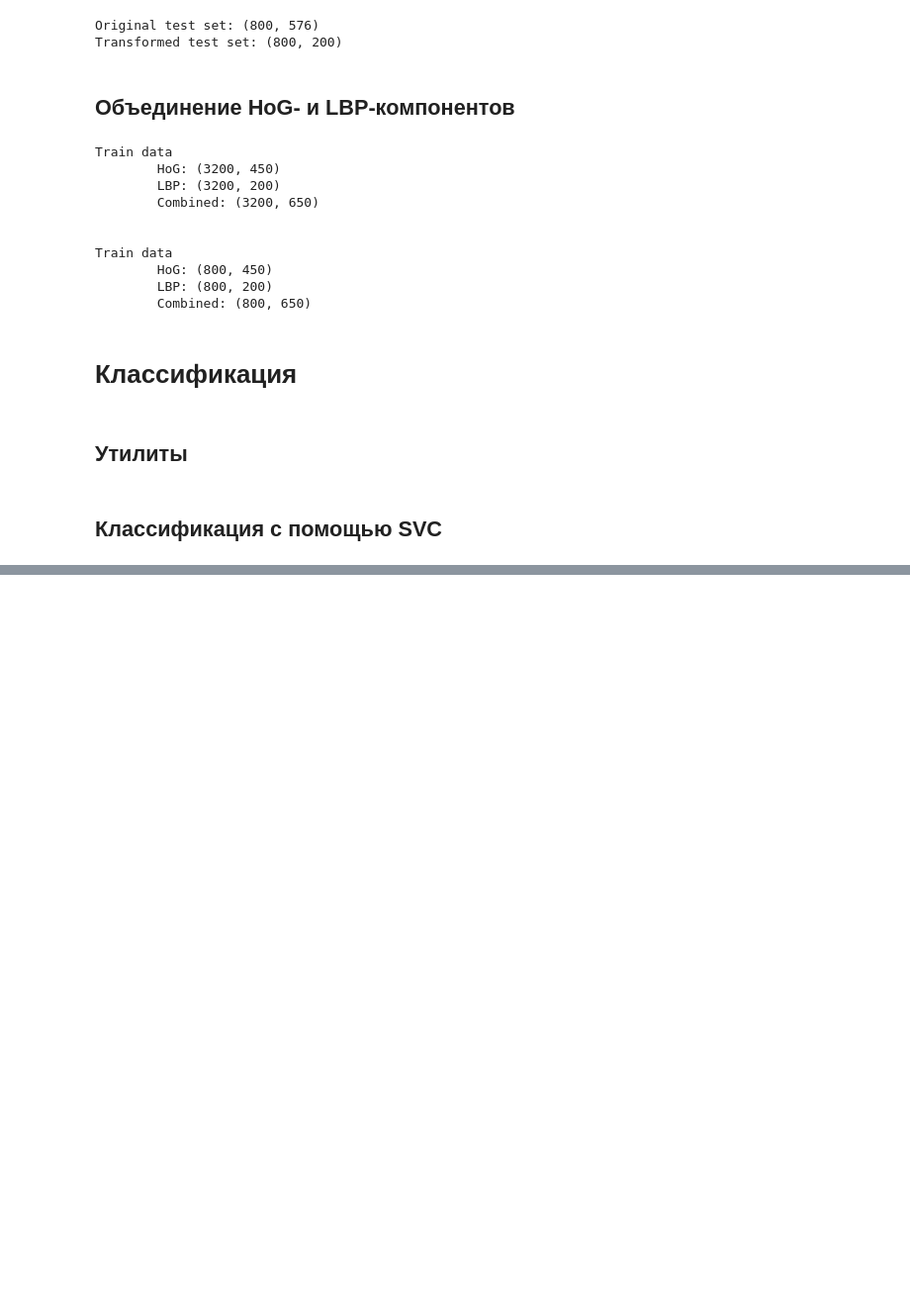
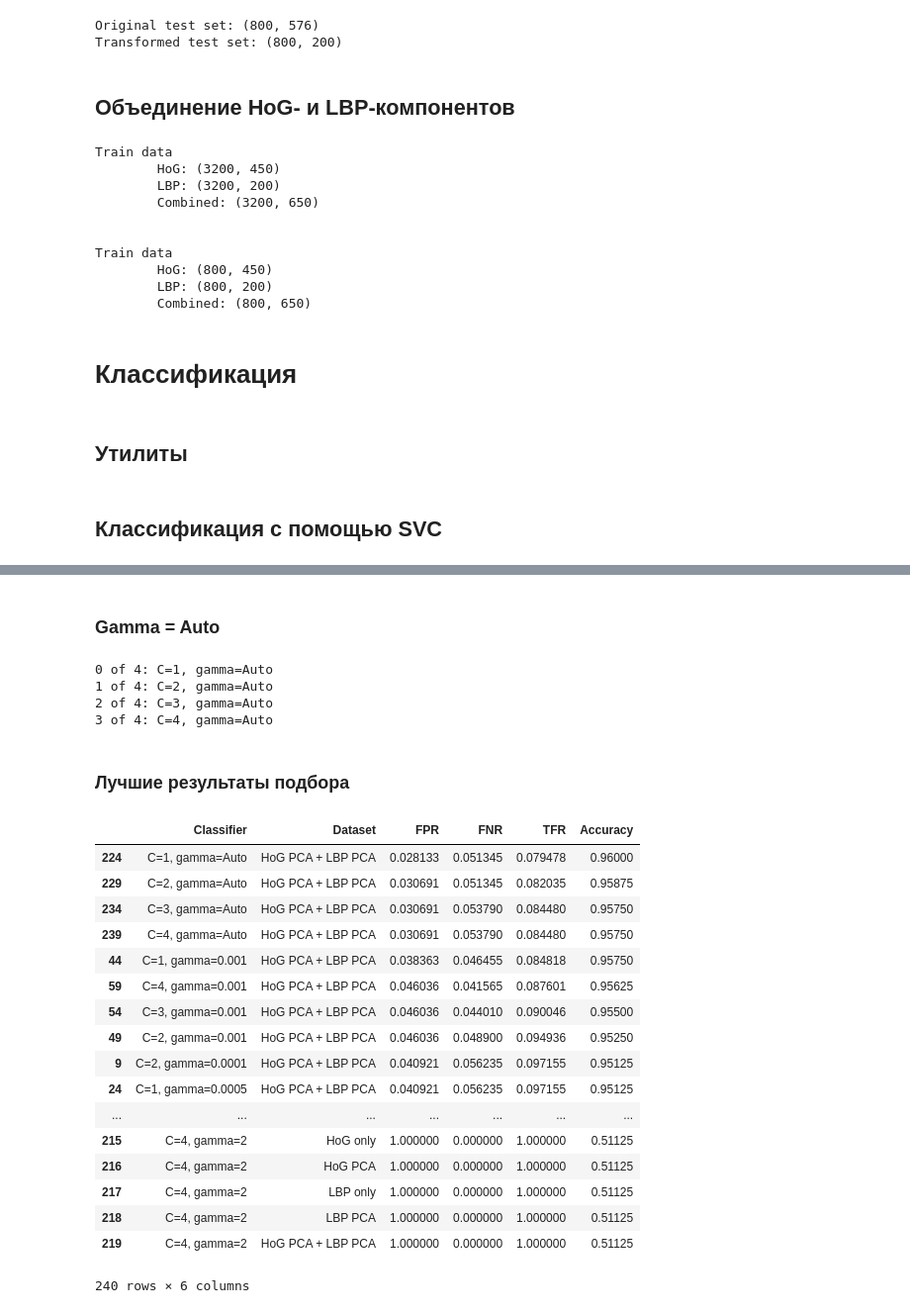
Before and after one commit to darja/NeuralUni, a Jupyter notebook: 13_classic_ml_2_pro_ryazhskikh.ipynb, the cells around one changed output, grey strips where cells are left out. Shown: that part at 99% size. Cells and saved outputs as stored; diff of their text form; code cells hidden in the pictures; blank space fills up the shorter version.

```diff
--- a/13_classic_ml_2_pro_ryazhskikh.ipynb
+++ b/13_classic_ml_2_pro_ryazhskikh.ipynb
@@ -318,0 +359,17 @@ ERR2  0.05134474327628362
+# %%
+gamma_range = [1e-4, 5e-4, 1e-3, 5e-3, 1e-2, 5e-2, 0.5, 1, 1,5, 2]
+C_range = np.arange(1, 5)
+
+n_exp = len(gamma_range) * len(C_range)
+# FPR - False Positive Rate
+# FNR - False Negative Rate
+# TFR - Total False Rate
+result = pd.DataFrame(columns=['Classifier', 'Dataset', 'FPR', 'FNR', 'TFR', "Accuracy"])
+
+i = 1
+for gamma in gamma_range:
+    for C in C_range:
+        classifier_name = "C=%s, gamma=%s" % (C, gamma)
+        print("%s of %s: %s" % (i, n_exp, classifier_name))
+        i += 1
+        result = fit_and_predict_all_datasets(lambda: SVC(C = C, gamma = gamma), classifier_name, result)
@@ -318,0 +394,38 @@ ERR2  0.05134474327628362
+# %% [markdown]
+### Gamma = Auto
+# %%
+i = 0
+n_auto = len(C_range)
+for C in C_range:
+    classifier_name = "C=%s, gamma=Auto" % C
+    print("%s of %s: %s" % (i, n_auto, classifier_name))
+    i += 1
+    result = fit_and_predict_all_datasets(lambda: SVC(C = C, gamma = "auto"), classifier_name, result)
+# %% [output]
+0 of 4: C=1, gamma=Auto
+1 of 4: C=2, gamma=Auto
+2 of 4: C=3, gamma=Auto
+3 of 4: C=4, gamma=Auto
+# %% [markdown]
+### Лучшие результаты подбора
+# %%
+result.sort_values(by=['TFR', 'FNR'])
+# %% [output]
+|  | Classifier | Dataset | FPR | FNR | TFR | Accuracy |
+| 224 | C=1, gamma=Auto | HoG PCA + LBP PCA | 0.028133 | 0.051345 | 0.079478 | 0.96000 |
+| 229 | C=2, gamma=Auto | HoG PCA + LBP PCA | 0.030691 | 0.051345 | 0.082035 | 0.95875 |
+| 234 | C=3, gamma=Auto | HoG PCA + LBP PCA | 0.030691 | 0.053790 | 0.084480 | 0.95750 |
+| 239 | C=4, gamma=Auto | HoG PCA + LBP PCA | 0.030691 | 0.053790 | 0.084480 | 0.95750 |
+| 44 | C=1, gamma=0.001 | HoG PCA + LBP PCA | 0.038363 | 0.046455 | 0.084818 | 0.95750 |
+| 59 | C=4, gamma=0.001 | HoG PCA + LBP PCA | 0.046036 | 0.041565 | 0.087601 | 0.95625 |
+| 54 | C=3, gamma=0.001 | HoG PCA + LBP PCA | 0.046036 | 0.044010 | 0.090046 | 0.95500 |
+| 49 | C=2, gamma=0.001 | HoG PCA + LBP PCA | 0.046036 | 0.048900 | 0.094936 | 0.95250 |
+| 9 | C=2, gamma=0.0001 | HoG PCA + LBP PCA | 0.040921 | 0.056235 | 0.097155 | 0.95125 |
+| 24 | C=1, gamma=0.0005 | HoG PCA + LBP PCA | 0.040921 | 0.056235 | 0.097155 | 0.95125 |
+| ... | ... | ... | ... | ... | ... | ... |
+| 215 | C=4, gamma=2 | HoG only | 1.000000 | 0.000000 | 1.000000 | 0.51125 |
+| 216 | C=4, gamma=2 | HoG PCA | 1.000000 | 0.000000 | 1.000000 | 0.51125 |
+| 217 | C=4, gamma=2 | LBP only | 1.000000 | 0.000000 | 1.000000 | 0.51125 |
+| 218 | C=4, gamma=2 | LBP PCA | 1.000000 | 0.000000 | 1.000000 | 0.51125 |
+| 219 | C=4, gamma=2 | HoG PCA + LBP PCA | 1.000000 | 0.000000 | 1.000000 | 0.51125 |
+240 rows × 6 columns
```
Also changed, not shown: parts of 16 cells of this notebook.
